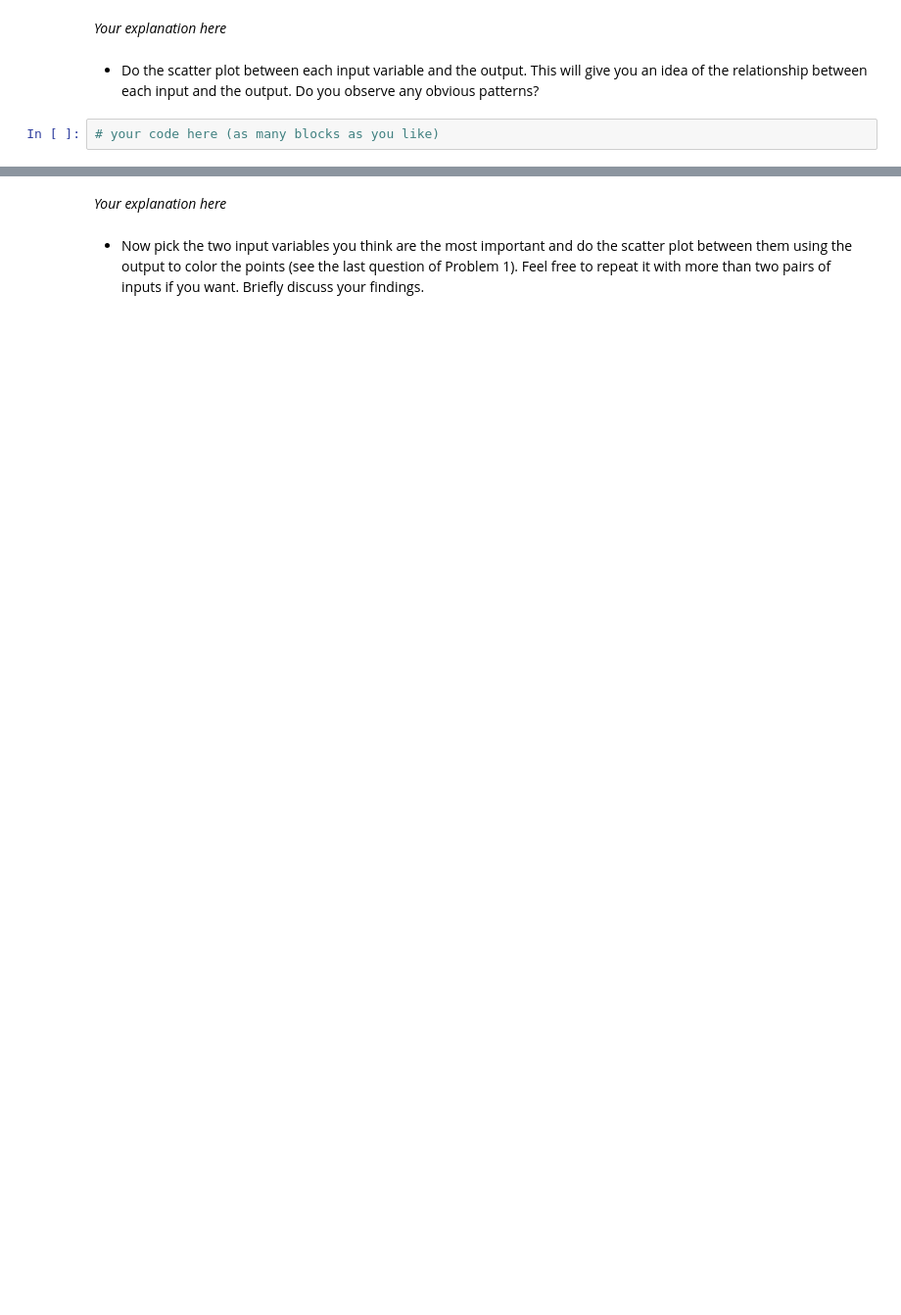
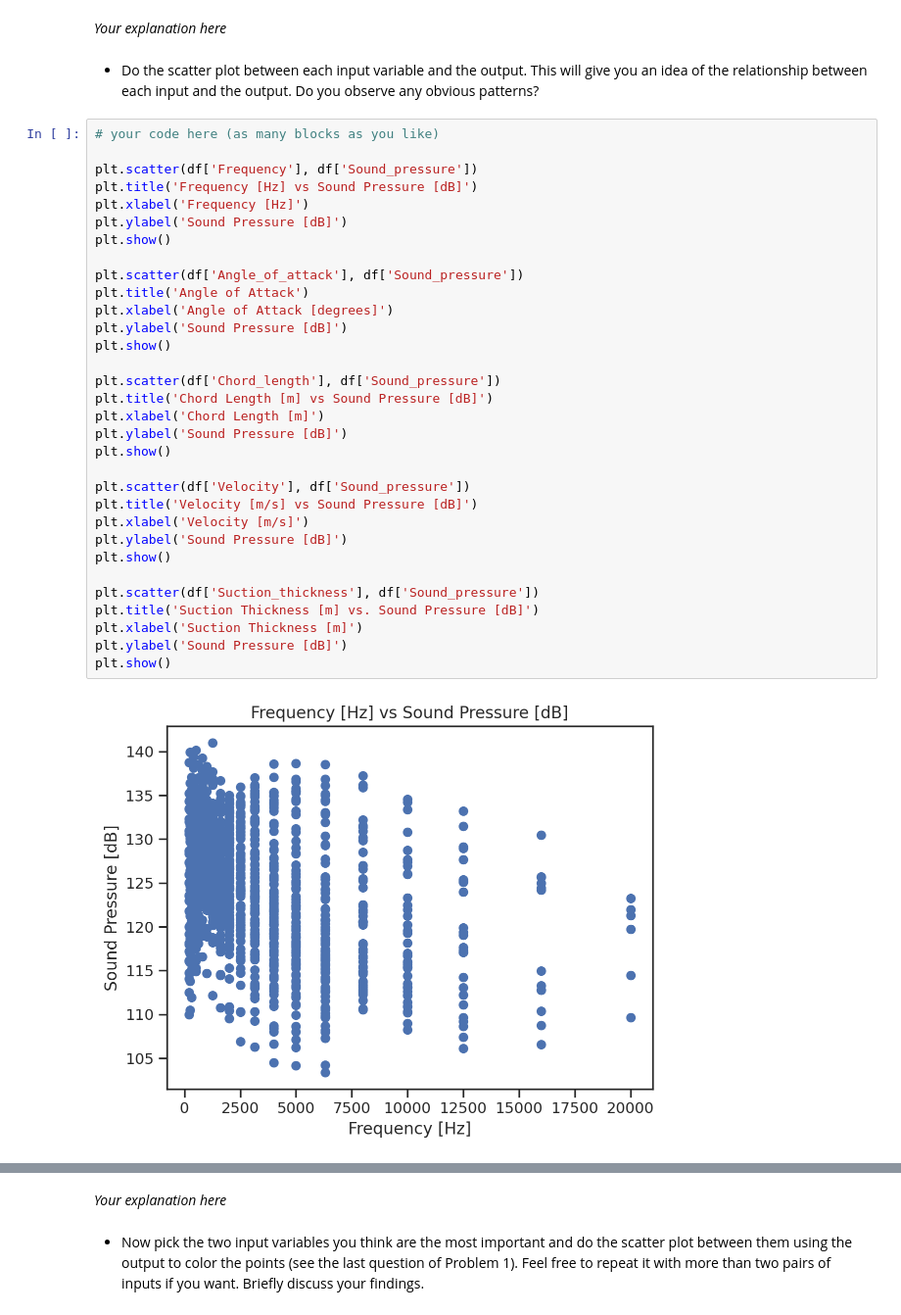
Before and after one commit to naray130/ME-239-HW, a Jupyter notebook: lecture04/homework_04.ipynb, the cells around one changed output, grey strips where cells are left out. Shown at 98% size. Drawn from its saved outputs; the diff is of its cells as text; blank space fills up the shorter version.

```diff
--- a/lecture04/homework_04.ipynb
+++ b/lecture04/homework_04.ipynb
@@ -265,5 +275,37 @@ plt.show()
 *Your explanation here*
 # %% [markdown]
 +  Do the scatter plot between each input variable and the output. This will give you an idea of the relationship between each input and the output. Do you observe any obvious patterns?
-# %%
-# your code here (as many blocks as you like)
+# %%
+# your code here (as many blocks as you like)
+
+plt.scatter(df['Frequency'], df['Sound_pressure'])
+plt.title('Frequency [Hz] vs Sound Pressure [dB]')
+plt.xlabel('Frequency [Hz]')
+plt.ylabel('Sound Pressure [dB]')
+plt.show()
+
+plt.scatter(df['Angle_of_attack'], df['Sound_pressure'])
+plt.title('Angle of Attack')
+plt.xlabel('Angle of Attack [degrees]')
+plt.ylabel('Sound Pressure [dB]')
+plt.show()
+
+plt.scatter(df['Chord_length'], df['Sound_pressure'])
+plt.title('Chord Length [m] vs Sound Pressure [dB]')
+plt.xlabel('Chord Length [m]')
+plt.ylabel('Sound Pressure [dB]')
+plt.show()
+
+plt.scatter(df['Velocity'], df['Sound_pressure'])
+plt.title('Velocity [m/s] vs Sound Pressure [dB]')
+plt.xlabel('Velocity [m/s]')
+plt.ylabel('Sound Pressure [dB]')
+plt.show()
+
+plt.scatter(df['Suction_thickness'], df['Sound_pressure'])
+plt.title('Suction Thickness [m] vs. Sound Pressure [dB]')
+plt.xlabel('Suction Thickness [m]')
+plt.ylabel('Sound Pressure [dB]')
+plt.show()
+# %% [output]
+[figure, added]
```
Also changed, not shown: parts of 6 cells of this notebook.
